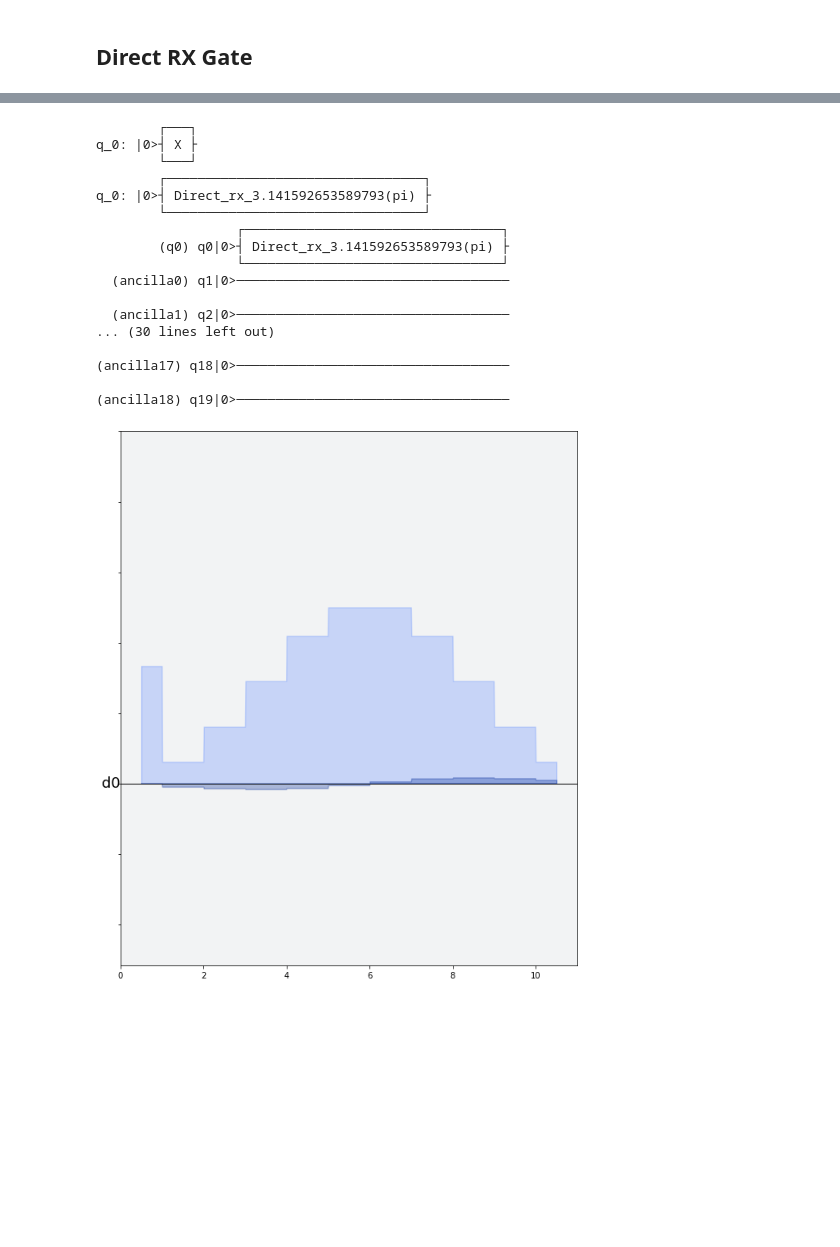
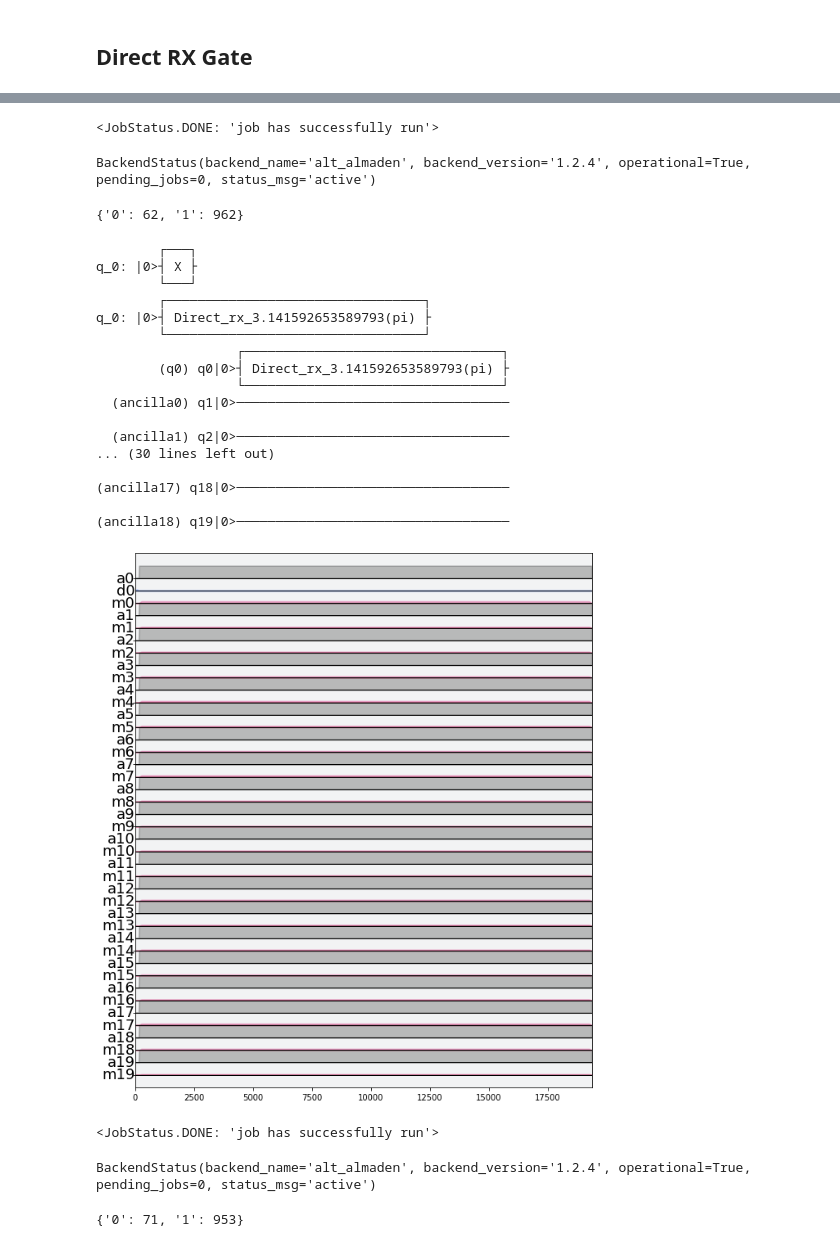
Before and after one commit to singular-value/optimizations_via_openpulse, a Jupyter notebook: PulseCompiler.ipynb, the cells around one changed output, grey strips where cells are left out. Drawn from its saved outputs; the diff is of its cells as text; code cells hidden in the pictures; blank space fills up the shorter version.

Commit message:
ran PulseCompiler on almaden

```diff
--- a/PulseCompiler.ipynb
+++ b/PulseCompiler.ipynb
@@ -19,6 +17,7 @@ q.IBMQ.providers()    # List all available providers
 # %%
-provider = q.IBMQ.get_provider(group='bes-qis')
-backend = provider.get_backend('ibmq_boeblingen')
+provider = q.IBMQ.get_provider(group='qiskit-terra', project='pulse-testing')
+backend = provider.get_backend('alt_almaden')
 system = q.pulse.PulseChannelSpec.from_backend(backend)
 cmd_def = q.pulse.CmdDef.from_defaults(backend.defaults().cmd_def, backend.defaults().pulse_library)
 measure = cmd_def.get('measure', qubits=backend.configuration().meas_map[0])
+config = backend.configuration()
@@ -35,0 +47,4 @@ schedule.draw(channels_to_plot=[system.qubits[0].drive])
+# %%
+job.status()
+# %% [output]
+<JobStatus.DONE: 'job has successfully run'>
@@ -36,35 +53,46 @@ schedule.draw(channels_to_plot=[system.qubits[0].drive])
+# %%
+backend.status()
+# %% [output]
+BackendStatus(backend_name='alt_almaden', backend_version='1.2.4', operational=True, pending_jobs=0, status_msg='active')
+# %%
+from qiskit.ignis.verification.tomography.data import marginal_counts
+marginal_counts(job.result().get_counts(), [0])
+# %% [output]
+{'0': 62, '1': 962}
 # %%
 # Our way
 circuit = q.QuantumCircuit(1)
 circuit.x(0)
 print(circuit)
 
 decomposed_circuit = circuit.decompose()
 print(decomposed_circuit)
 
 pulse_compiler_helper_fns.update_basis_gates_and_cmd_def(decomposed_circuit, backend, system, cmd_def)
 transpiled_circuit = q.transpile(circuit, backend, optimization_level=1)
 print(transpiled_circuit)
 
 schedule = q.schedule(transpiled_circuit, backend=backend, cmd_def=cmd_def)
-schedule = q.pulse.SamplePulse([0.1])(system.qubits[0].drive) + schedule  # to set a standard scale
-schedule.draw(channels_to_plot=[system.qubits[0].drive])
+#schedule = q.pulse.SamplePulse([0.1])(system.qubits[0].drive) + schedule  # to set a standard scale
+measure = cmd_def.get('measure', qubits=config.meas_map[0])
+schedule |= measure << schedule.duration
+schedule.draw()
 # %% [output]
         ┌───┐
 q_0: |0>┤ X ├
         └───┘
         ┌─────────────────────────────────┐
 q_0: |0>┤ Direct_rx_3.141592653589793(pi) ├
         └─────────────────────────────────┘
                   ┌─────────────────────────────────┐
         (q0) q0|0>┤ Direct_rx_3.141592653589793(pi) ├
                   └─────────────────────────────────┘
   (ancilla0) q1|0>───────────────────────────────────
 
   (ancilla1) q2|0>───────────────────────────────────
 ... (30 lines left out)
 
 (ancilla17) q18|0>───────────────────────────────────
 
 (ancilla18) q19|0>───────────────────────────────────
-[figure, old version]
+[figure, new version]
@@ -71,3 +101,15 @@ q_0: |0>┤ Direct_rx_3.141592653589793(pi) ├
+# %%
+job.status()
+# %% [output]
+<JobStatus.DONE: 'job has successfully run'>
+# %%
+backend.status()
+# %% [output]
+BackendStatus(backend_name='alt_almaden', backend_version='1.2.4', operational=True, pending_jobs=0, status_msg='active')
+# %%
+marginal_counts(job.result().get_counts(), [0])
+# %% [output]
+{'0': 71, '1': 953}
 # %%
 # rx(pi/8) gate
 circuit = q.QuantumCircuit(1)
```
Also changed, not shown: parts of 9 cells of this notebook.
